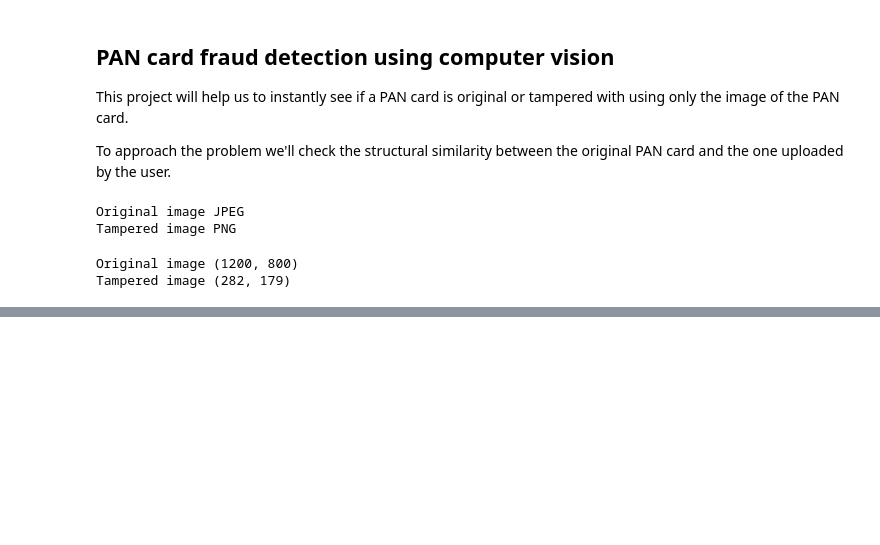
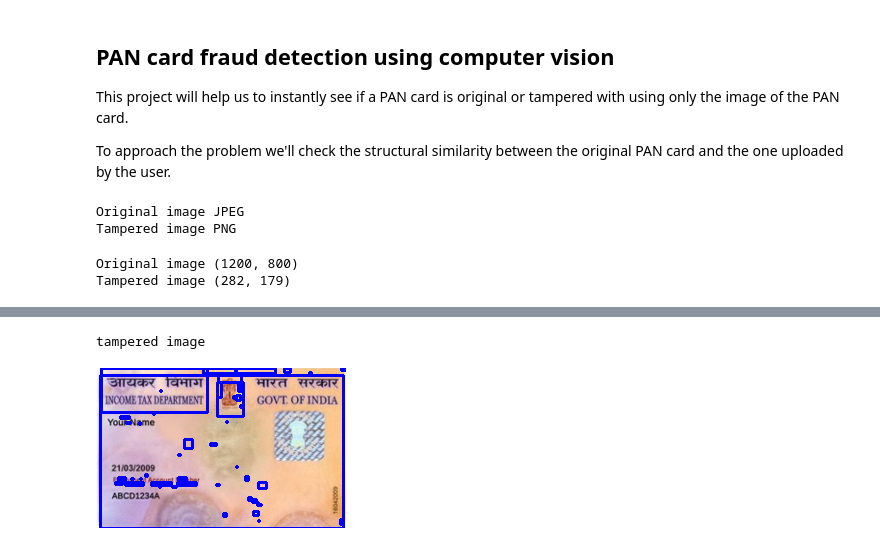
Before and after one commit to AbhisekGanguly/pancard-fraud, a Jupyter notebook: pancard-fraud.ipynb, the cells around one changed output, grey strips where cells are left out. Drawn from its saved outputs; the diff is of its cells as text; code cells hidden in the pictures; blank space fills up the shorter version.

```diff
--- a/pancard-fraud.ipynb
+++ b/pancard-fraud.ipynb
@@ -32,0 +93,6 @@ Tampered image (282, 179)
+# %%
+print("tampered image")
+Image.fromarray(tampered)
+# %% [output]
+tampered image
+[figure, added]
```
Also changed, not shown: parts of 13 cells of this notebook.
